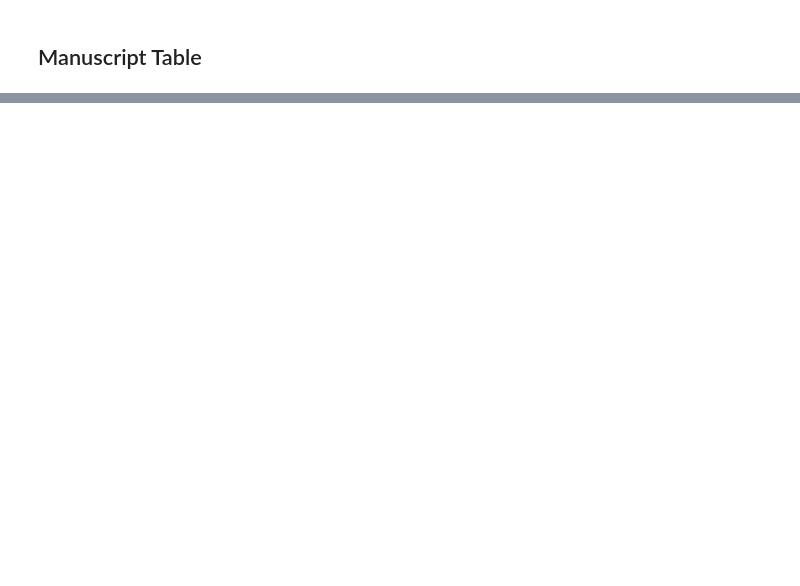
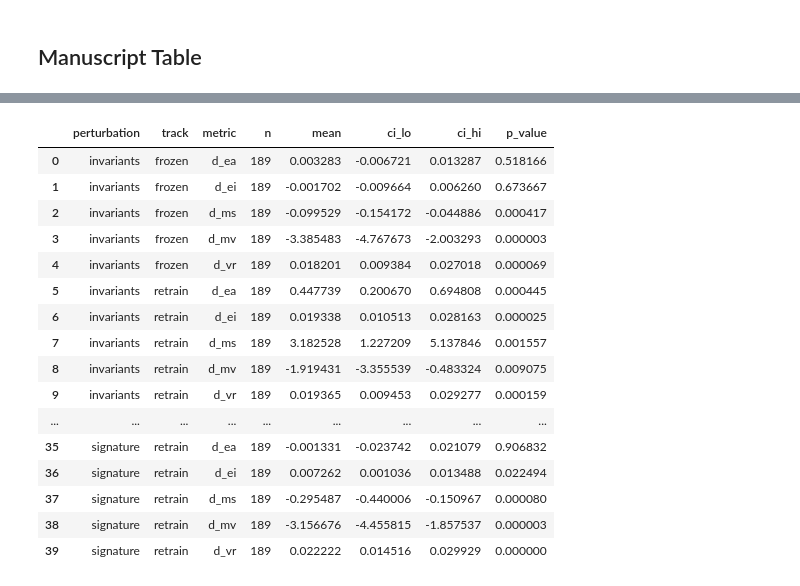
Before and after one commit to nickkunz/graph-capacity, a Jupyter notebook: notebooks/perturb.ipynb, the cells around one changed output, grey strips where cells are left out. Drawn from its saved outputs; the diff is of its cells as text; code cells hidden in the pictures; blank space fills up the shorter version.

```diff
--- a/notebooks/perturb.ipynb
+++ b/notebooks/perturb.ipynb
@@ -285,0 +258,80 @@ display(recovery_tbl)
+# %%
+## Statistical Significance Testing
+
+from scipy import stats
+
+# helpers
+
+def ci_mean(series, confidence=0.95):
+    arr = series.dropna().to_numpy()
+    n = len(arr)
+    if n < 2:
+        return (np.nan, np.nan)
+    m = arr.mean()
+    se = stats.sem(arr)
+    h = se * stats.t.ppf((1 + confidence) / 2.0, n - 1)
+    return (m - h, m + h)
+
+
+signif_rows = []
+for perturbation, grp in perturbed_all.groupby("perturbation"):
+    for track in ["frozen", "retrain"]:
+        sub = grp[grp["track"] == track]
+        if sub.empty:
+            continue
+        for m in FEAT_DELTA:
+            values = sub[m].dropna()
+            if len(values) < 2:
+                continue
+            mean = values.mean()
+            ci_lo, ci_hi = ci_mean(values)
+            tstat, pval = stats.ttest_1samp(values, 0.0, nan_policy="omit")
+            signif_rows.append({
+                "perturbation": perturbation,
+                "track": track,
+                "metric": m,
+                "n": len(values),
+                "mean": mean,
+                "ci_lo": ci_lo,
+                "ci_hi": ci_hi,
+                "p_value": pval,
+            })
+
+
+signif_df = pd.DataFrame(signif_rows)
+signif_df["p_value"] = signif_df["p_value"].round(6)
+
+print("=== Statistical significance (mean Δ vs 0) for each perturbation × track ===")
+display(
+    signif_df.sort_values(["perturbation", "track", "metric"]).reset_index(drop=True)
+)
+
+# compare frozen vs retrain (independent t-test) for each perturbation and metric
+comp_rows = []
+for perturbation, grp in perturbed_all.groupby("perturbation"):
+    fr = grp[grp["track"] == "frozen"]
+    rt = grp[grp["track"] == "retrain"]
+    if fr.empty or rt.empty:
+        continue
+    for m in FEAT_DELTA:
+        a = fr[m].dropna()
+        b = rt[m].dropna()
+        if len(a) < 2 or len(b) < 2:
+            continue
+        tstat, pval = stats.ttest_ind(a, b, equal_var=False, nan_policy="omit")
+        comp_rows.append({
+            "perturbation": perturbation,
+            "metric": m,
+            "n_frozen": len(a),
+            "n_retrain": len(b),
+            "p_value": pval,
+            "frozen_mean": a.mean(),
+            "retrain_mean": b.mean(),
+        })
+
+comp_df = pd.DataFrame(comp_rows)
+comp_df["p_value"] = comp_df["p_value"].round(6)
+
+print("\n=== Frozen vs Retrain (independent t-test) ===")
+display(comp_df.sort_values(["perturbation", "metric"]))
+# %% [output]
@@ -285,0 +339,17 @@ display(recovery_tbl)
+|  | perturbation | track | metric | n | mean | ci_lo | ci_hi | p_value |
+| 0 | invariants | frozen | d_ea | 189 | 0.003283 | -0.006721 | 0.013287 | 0.518166 |
+| 1 | invariants | frozen | d_ei | 189 | -0.001702 | -0.009664 | 0.006260 | 0.673667 |
+| 2 | invariants | frozen | d_ms | 189 | -0.099529 | -0.154172 | -0.044886 | 0.000417 |
+| 3 | invariants | frozen | d_mv | 189 | -3.385483 | -4.767673 | -2.003293 | 0.000003 |
+| 4 | invariants | frozen | d_vr | 189 | 0.018201 | 0.009384 | 0.027018 | 0.000069 |
+| 5 | invariants | retrain | d_ea | 189 | 0.447739 | 0.200670 | 0.694808 | 0.000445 |
+| 6 | invariants | retrain | d_ei | 189 | 0.019338 | 0.010513 | 0.028163 | 0.000025 |
+| 7 | invariants | retrain | d_ms | 189 | 3.182528 | 1.227209 | 5.137846 | 0.001557 |
+| 8 | invariants | retrain | d_mv | 189 | -1.919431 | -3.355539 | -0.483324 | 0.009075 |
+| 9 | invariants | retrain | d_vr | 189 | 0.019365 | 0.009453 | 0.029277 | 0.000159 |
+| ... | ... | ... | ... | ... | ... | ... | ... | ... |
+| 35 | signature | retrain | d_ea | 189 | -0.001331 | -0.023742 | 0.021079 | 0.906832 |
+| 36 | signature | retrain | d_ei | 189 | 0.007262 | 0.001036 | 0.013488 | 0.022494 |
+| 37 | signature | retrain | d_ms | 189 | -0.295487 | -0.440006 | -0.150967 | 0.000080 |
+| 38 | signature | retrain | d_mv | 189 | -3.156676 | -4.455815 | -1.857537 | 0.000003 |
+| 39 | signature | retrain | d_vr | 189 | 0.022222 | 0.014516 | 0.029929 | 0.000000 |
```
Also changed, not shown: parts of 14 cells of this notebook.
